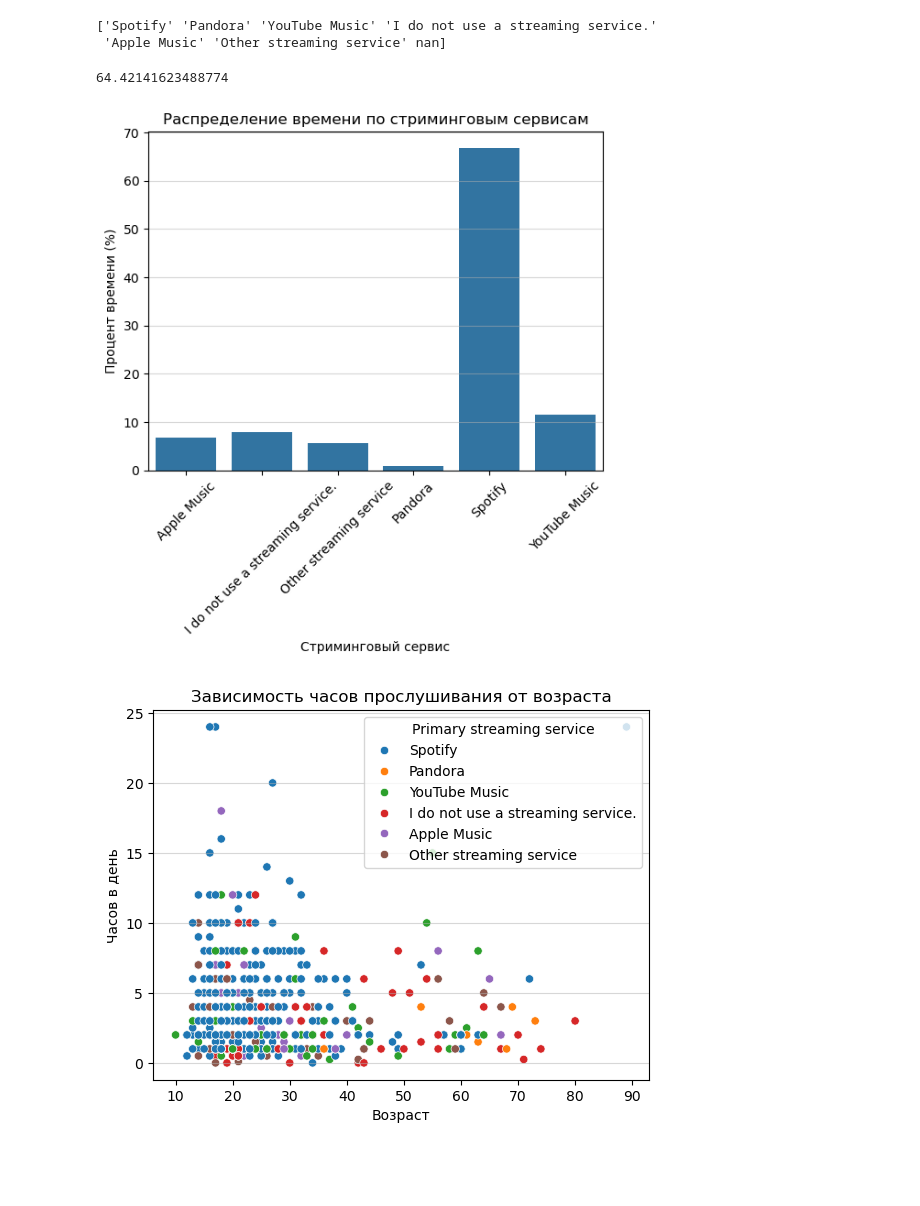
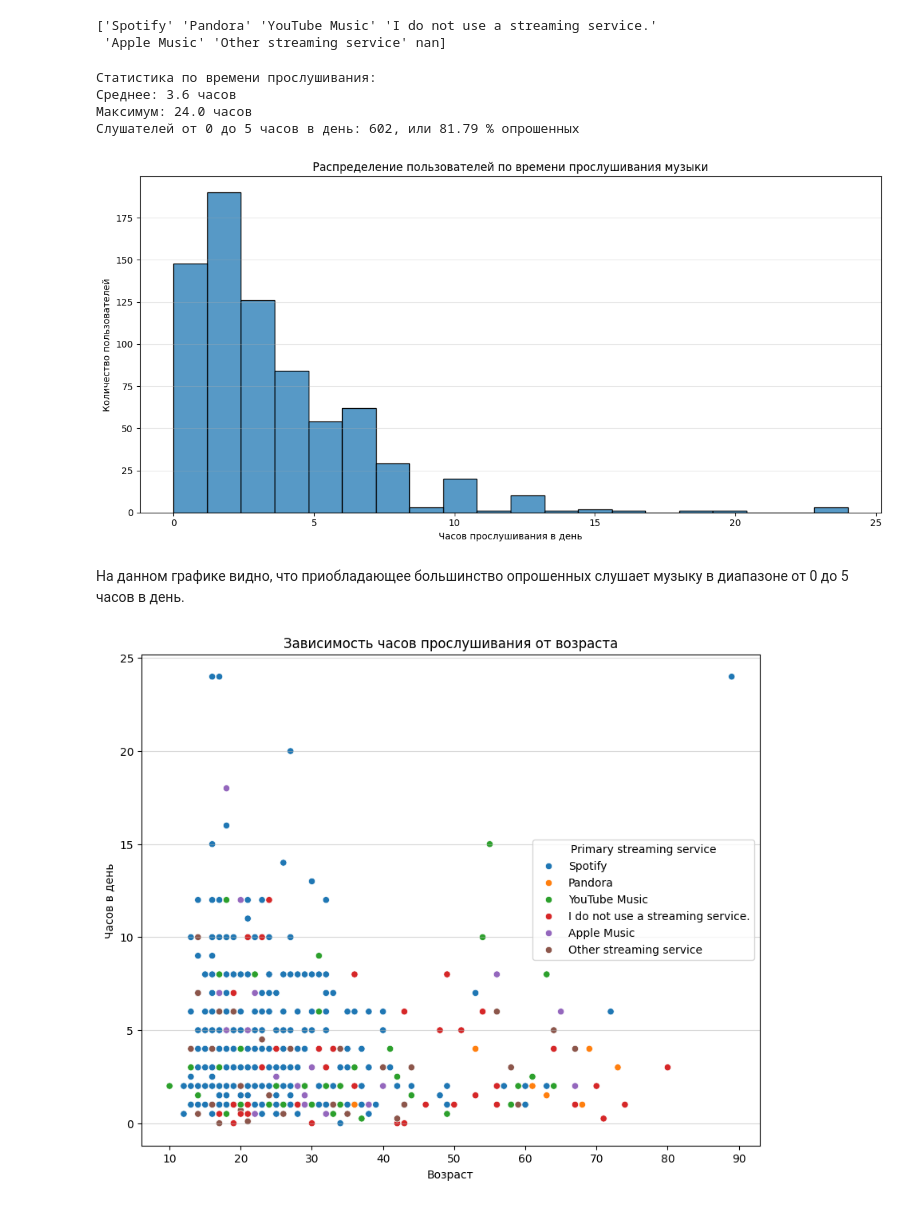
Before and after one commit to mikhailvasilevm/musical_dataset_analys, a Jupyter notebook: project.ipynb, the cells around one changed output. Cells and saved outputs as stored; diff of their text form; code cells hidden in the pictures; blank space fills up the shorter version.

Commit message:
Изменен график, добавлены новые выводы

```diff
--- a/project.ipynb
+++ b/project.ipynb
@@ -17,35 +17,38 @@ print(uniq_st)
 ['Spotify' 'Pandora' 'YouTube Music' 'I do not use a streaming service.'
  'Apple Music' 'Other streaming service' nan]
 # %%
-ser_hours = df.groupby('Primary streaming service')['Hours per day'].sum()
-all_hours = df['Hours per day'].sum()
-percentages = (ser_hours / all_hours * 100).round(1).reset_index()
-percentages.columns = ['Primary streaming service', 'Percentage']
-
-c = sns.barplot(data=percentages,
-                x='Primary streaming service',
-                y='Percentage')
-c.set_title('Распределение времени по стриминговым сервисам')
-c.set_ylabel('Процент времени (%)')
-c.set_xlabel('Стриминговый сервис')
-c.tick_params(axis='x', rotation=45)
-c.grid(axis='y', alpha=0.5)
-
-work_data = df[df['While working'] == 'Yes']
-spotify = (work_data['Primary streaming service'] == 'Spotify').mean() * 100
-print(spotify)
+c = sns.histplot(data=df, x='Hours per day', bins=20)
+c.figure.set_size_inches(12, 6)
+c.set_title('Распределение пользователей по времени прослушивания музыки')
+c.set_xlabel('Часов прослушивания в день')
+c.set_ylabel('Количество пользователей')
+c.grid(axis='y', alpha=0.3)
+c.figure.tight_layout()
+print("Статистика по времени прослушивания:")
+print(f"Среднее: {df['Hours per day'].mean():.1f} часов")
+print(f"Максимум: {df['Hours per day'].max()} часов")
+count_0_to_5 = ((df['Hours per day'] >= 0) & (df['Hours per day'] <= 5)).sum()
+count_total = df['Hours per day'].count()
+pers = (count_0_to_5 / count_total * 100).round(2)
+print(f"Слушателей от 0 до 5 часов в день: {count_0_to_5}, или {pers} % опрошенных")
 # %% [output]
-64.42141623488774
+Статистика по времени прослушивания:
+Среднее: 3.6 часов
+Максимум: 24.0 часов
+Слушателей от 0 до 5 часов в день: 602, или 81.79 % опрошенных
-[figure, old version]
+[figure, new version]
+# %% [markdown]
+На данном графике видно, что приобладающее большинство опрошенных слушает музыку в диапазоне от 0 до 5 часов в день.
 # %%
 v = sns.scatterplot(
                 data=df,
                 x="Age",
                 y="Hours per day",
                 hue="Primary streaming service")
+v.figure.set_size_inches(10,8)
 v.set_title('Зависимость часов прослушивания от возраста')
 v.set_xlabel('Возраст')
 v.set_ylabel('Часов в день')
 v.grid(axis='y', alpha=0.5)
 # %% [output]
-[figure, old version]
+[figure, new version]
```
Also changed, not shown: parts of 9 cells of this notebook.
